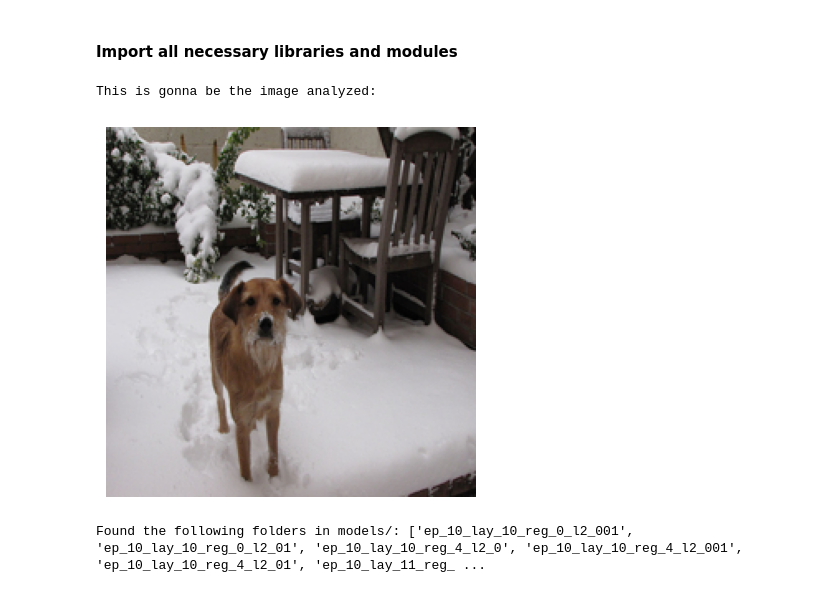
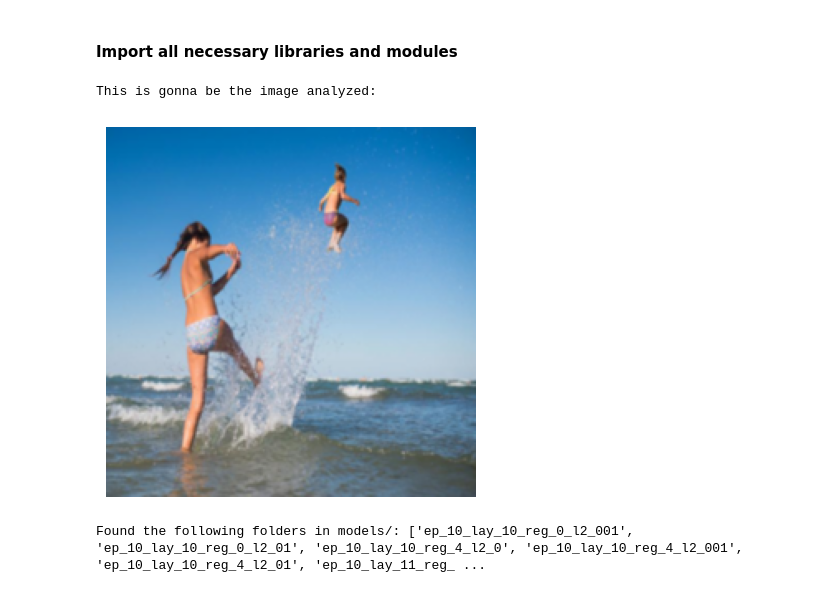
Before and after one commit to azywot/fact, a Jupyter notebook: DEIT-III/deit_fine_tuning_results.ipynb, the cells around one changed output. Drawn from its saved outputs; the diff is of its cells as text; code cells hidden in the pictures.

```diff
--- a/DEIT-III/deit_fine_tuning_results.ipynb
+++ b/DEIT-III/deit_fine_tuning_results.ipynb
@@ -35,16 +35,16 @@ from src.plots import *
 # %%
 MODELS_DIR = "models/"
 RESULTS_PATH = "results/"
 DEVICE = torch.device("cuda" if torch.cuda.is_available() else "cpu")
-IMAGE_PATH = "./images/dog.JPEG"
+IMAGE_PATH = "./images/test.png"
 IMAGE_NAME = IMAGE_PATH.split("/")[-1].split(".")[0] + "/"
 
 img = get_image(IMAGE_PATH, img_shape=(224, 224))  # resize to 224x224!
 print("This is gonna be the image analyzed:")
 plot_image(img.squeeze(0))
 # %% [output]
 This is gonna be the image analyzed:
-[figure, old version]
+[figure, new version]
 # %%
 def read_log(log_path: str) -> pd.DataFrame:
     with open(log_path, "r") as f:
```
Also changed, not shown: parts of 1 cell of this notebook, 1 other file.
